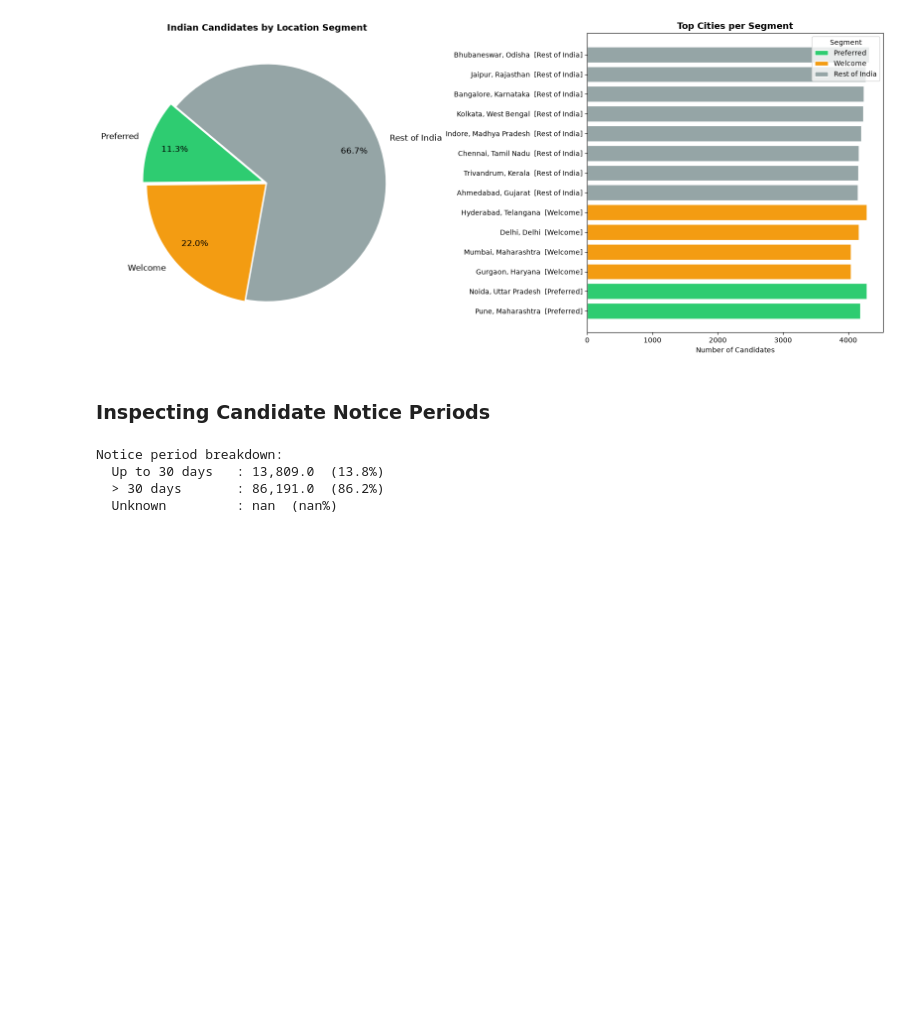
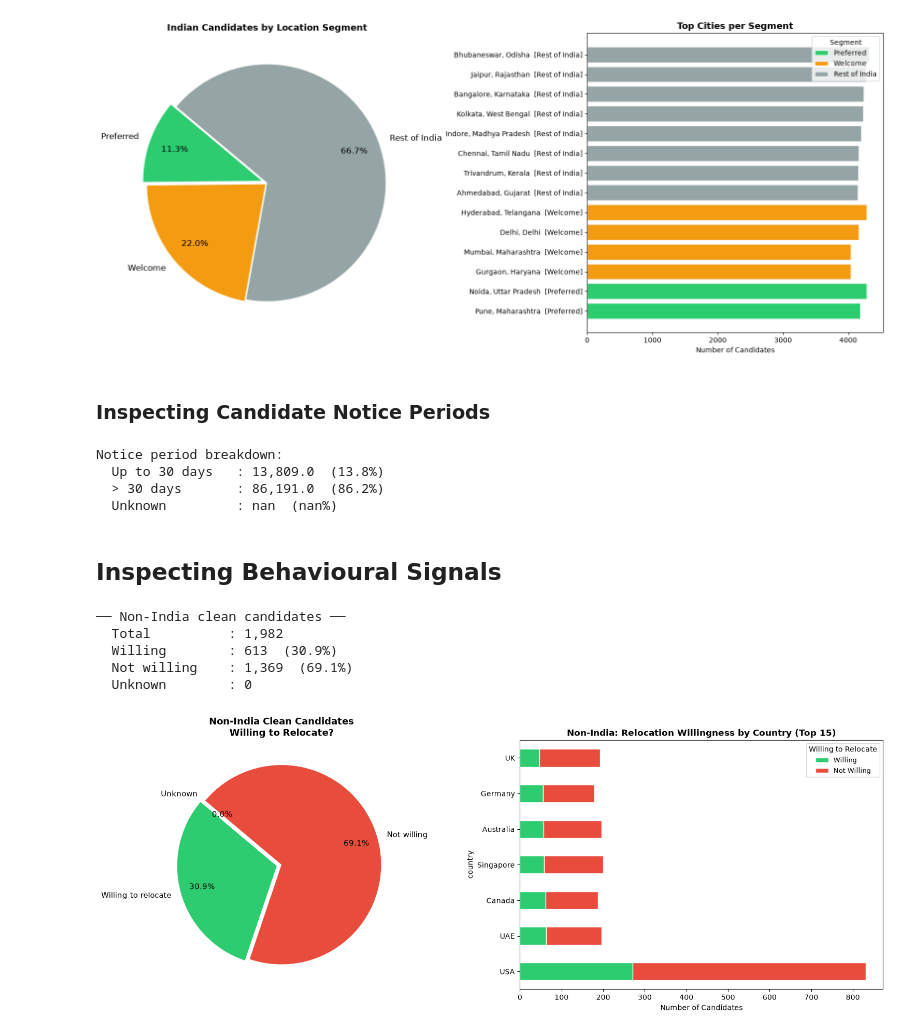
Before and after one commit to Tanav-Kolar/Resume-Ranker, a Jupyter notebook: eda.ipynb, the cells around one changed output. Drawn from its saved outputs; the diff is of its cells as text; code cells hidden in the pictures; blank space fills up the shorter version.

```diff
--- a/eda.ipynb
+++ b/eda.ipynb
@@ -564,3 +854,81 @@ Notice period breakdown:
   Up to 30 days   : 13,809.0  (13.8%)
   > 30 days       : 86,191.0  (86.2%)
   Unknown         : nan  (nan%)
+# %% [markdown]
+<h2> Inspecting Behavioural Signals </h2>
+# %%
+import matplotlib.pyplot as plt
+
+# Build enriched dataframe for clean candidates: location + relocation signal
+clean_loc_rows = []
+for cid in clean_ids:
+    c        = id_to_record.get(cid, {})
+    profile  = c.get('profile', {}) or {}
+    signals  = c.get('redrob_signals', {}) or {}
+    clean_loc_rows.append({
+        'candidate_id'       : cid,
+        'country'            : (profile.get('country')  or '').strip(),
+        'location'           : (profile.get('location') or '').strip(),
+        'willing_to_relocate': signals.get('willing_to_relocate', None),
+    })
+
+df_clean_loc = (
+    pd.DataFrame(clean_loc_rows)
+    .sort_values('candidate_id')
+    .reset_index(drop=True)
+)
+
+# Non-Indian resident candidates
+df_non_india = df_clean_loc[df_clean_loc['country'].str.lower() != 'india'].copy()
+
+willing     = int((df_non_india['willing_to_relocate'] == True).sum())
+not_willing = int((df_non_india['willing_to_relocate'] == False).sum())
+unknown     = len(df_non_india) - willing - not_willing
+
+print("── Non-India clean candidates ──")
+print(f"  Total          : {len(df_non_india):,}")
+print(f"  Willing        : {willing:,}  ({100*willing/len(df_non_india):.1f}%)")
+print(f"  Not willing    : {not_willing:,}  ({100*not_willing/len(df_non_india):.1f}%)")
+print(f"  Unknown        : {unknown:,}")
+
+fig, axes = plt.subplots(1, 2, figsize=(16, 6))
+
+# Pie: willing to relocate
+axes[0].pie(
+    [willing, not_willing, unknown],
+    labels=['Willing to relocate', 'Not willing', 'Unknown'],
+    colors=['#2ecc71', '#e74c3c', '#95a5a6'],
+    explode=(0.05, 0, 0),
+    autopct='%1.1f%%',
+    startangle=140,
+    textprops={'fontsize': 11},
+    pctdistance=0.78,
+)
+axes[0].set_title('Non-India Clean Candidates\nWilling to Relocate?', fontsize=13, fontweight='bold')
+
+# Bar: country breakdown, coloured by willing/not
+country_reloc = (
+    df_non_india.groupby(['country', 'willing_to_relocate'])
+    .size()
+    .unstack(fill_value=0)
+    .rename(columns={True: 'Willing', False: 'Not Willing', None: 'Unknown'})
+)
+country_reloc = country_reloc.reindex(
+    columns=[c for c in ['Willing', 'Not Willing', 'Unknown'] if c in country_reloc.columns]
+)
+country_reloc = country_reloc.sort_values('Willing', ascending=False).head(15)
+country_reloc.plot(kind='barh', ax=axes[1], color=['#2ecc71', '#e74c3c', '#95a5a6'],
+                   edgecolor='white', stacked=True)
+axes[1].set_xlabel('Number of Candidates')
+axes[1].set_title('Non-India: Relocation Willingness by Country (Top 15)', fontsize=12, fontweight='bold')
+axes[1].legend(title='Willing to Relocate', fontsize=9)
+
+plt.tight_layout()
+plt.show()
+# %% [output]
+── Non-India clean candidates ──
+  Total          : 1,982
+  Willing        : 613  (30.9%)
+  Not willing    : 1,369  (69.1%)
+  Unknown        : 0
+[figure, added]
```
Also changed, not shown: parts of 14 cells of this notebook.
